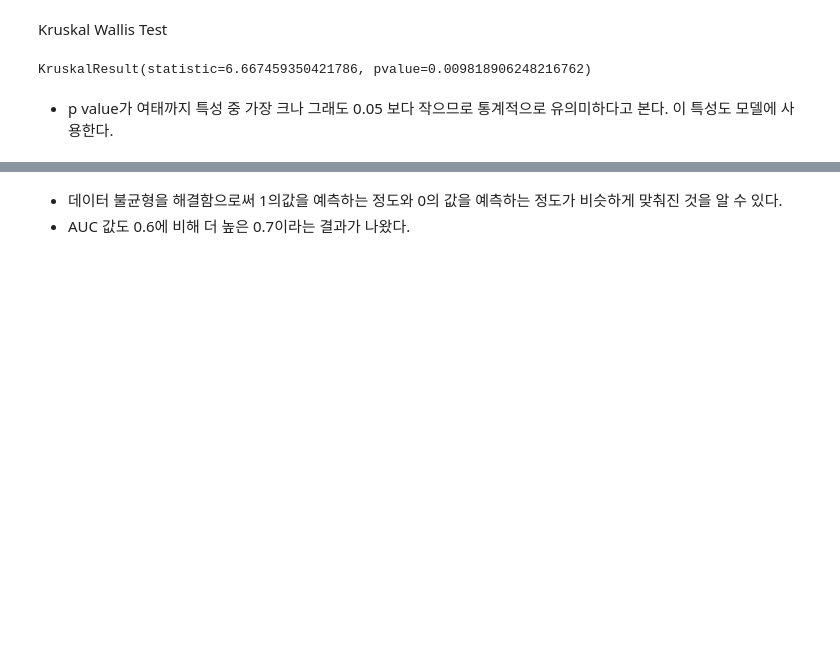
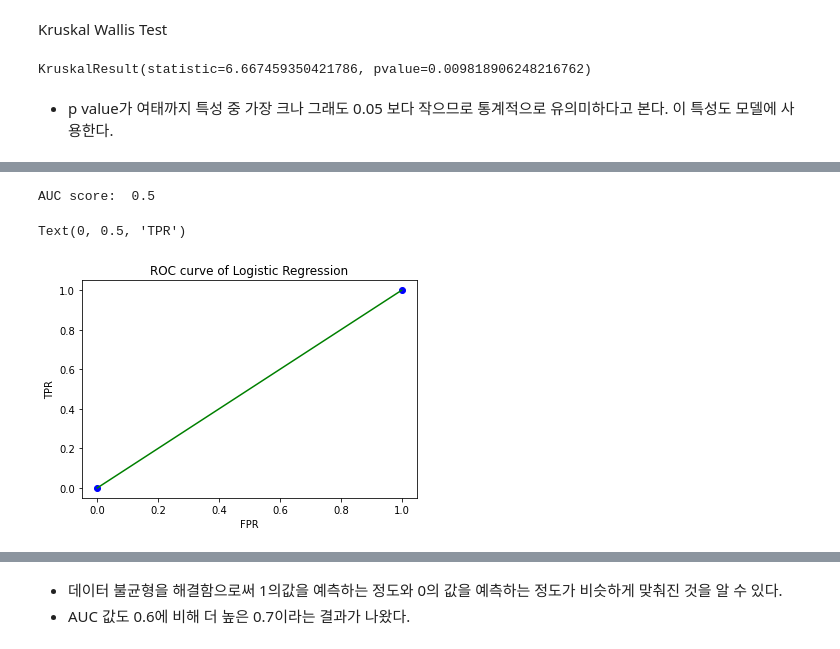
Before and after one commit to hiswordsini/AI_Bootcamp_Project, a Jupyter notebook: Section2.ipynb, the cells around one changed output, grey strips where cells are left out. Cells and saved outputs as stored; diff of their text form; code cells hidden in the pictures; blank space fills up the shorter version.

```diff
--- a/Section2.ipynb
+++ b/Section2.ipynb
@@ -1290,0 +1174,7 @@ Specificity:  0.71
+# %%
+#enrollee_id, city, target 컬럼을 제외한 모든 컬럼을 X_train,X_val,X_test에 배정하고 y_train, y_val에는 target 값을 넣어준다.
+X_train = train_upsampled[['city_development_index','gender','relevent_experience','enrolled_university','education_level','major_discipline','experience','company_size','company_type','last_new_job','training_hours']]
+y_train = train_upsampled['target']
+X_val = val_upsampled[['city_development_index','gender','relevent_experience','enrolled_university','education_level','major_discipline','experience','company_size','company_type','last_new_job','training_hours']]
+y_val = val_upsampled['target']
+X_test = test[['city_development_index','gender','relevent_experience','enrolled_university','education_level','major_discipline','experience','company_size','company_type','last_new_job','training_hours']]
@@ -1290,0 +1203,13 @@ Specificity:  0.71
+# %%
+y_pred_proba = [0] * len(y_val) #0으로만 예측하므로 1을 예측할 확률은 0이다.
+print('AUC score: ', roc_auc_score(y_val, y_pred_proba))
+fpr, tpr, thresholds = roc_curve(y_val, y_pred_proba)
+plt.scatter(fpr, tpr, color='blue')
+plt.plot(fpr, tpr, color='green')
+plt.title('ROC curve of Logistic Regression')
+plt.xlabel('FPR')
+plt.ylabel('TPR')
+# %% [output]
+AUC score:  0.5
+Text(0, 0.5, 'TPR')
+[figure, added]
```
Also changed, not shown: parts of 123 cells of this notebook.
